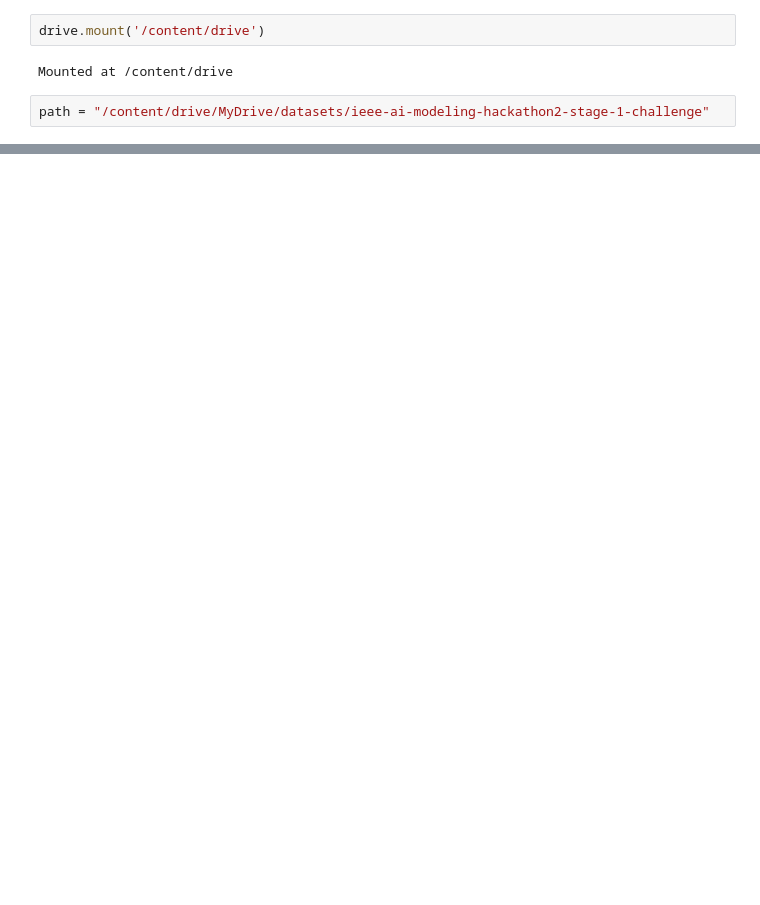
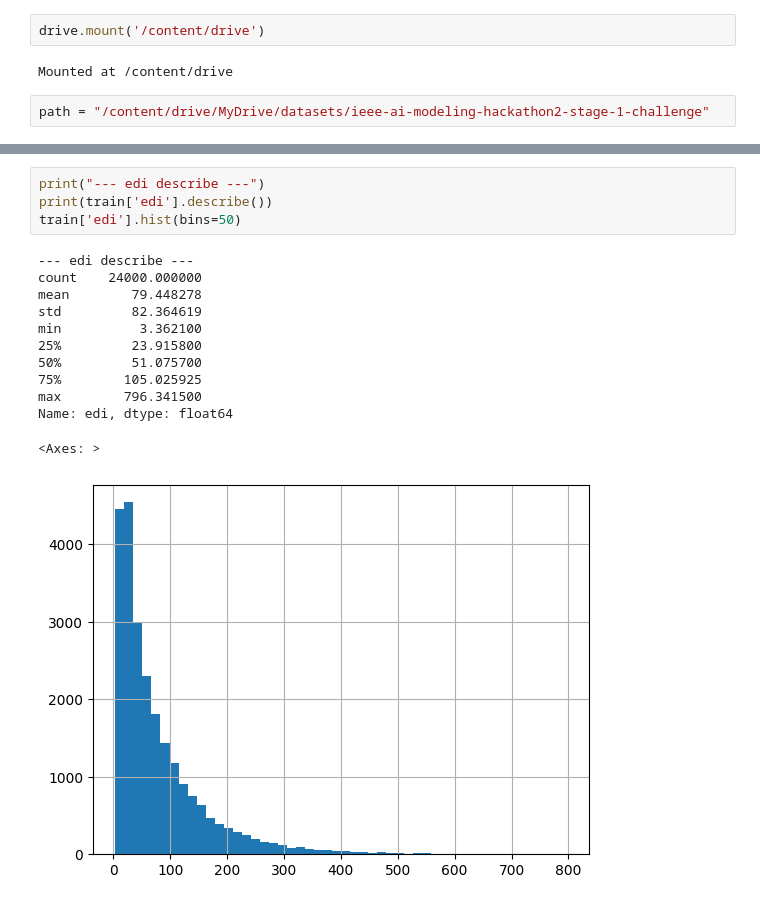
Before and after one commit to rahafabumwise/IEEE-AI-Modeling-Hackathon-2.0-Stage-1-Challenge, a Jupyter notebook: main.ipynb, the cells around one changed output, grey strips where cells are left out. Cells and saved outputs as stored; diff of their text form; blank space fills up the shorter version.

```diff
--- a/main.ipynb
+++ b/main.ipynb
@@ -260,0 +81,17 @@ print(comparison.head(10))
+# %%
+print("--- edi describe ---")
+print(train['edi'].describe())
+train['edi'].hist(bins=50)
+# %% [output]
+--- edi describe ---
+count    24000.000000
+mean        79.448278
+std         82.364619
+min          3.362100
+25%         23.915800
+50%         51.075700
+75%        105.025925
+max        796.341500
+Name: edi, dtype: float64
+<Axes: >
+[figure, added]
```
Also changed, not shown: parts of 54 cells of this notebook.
